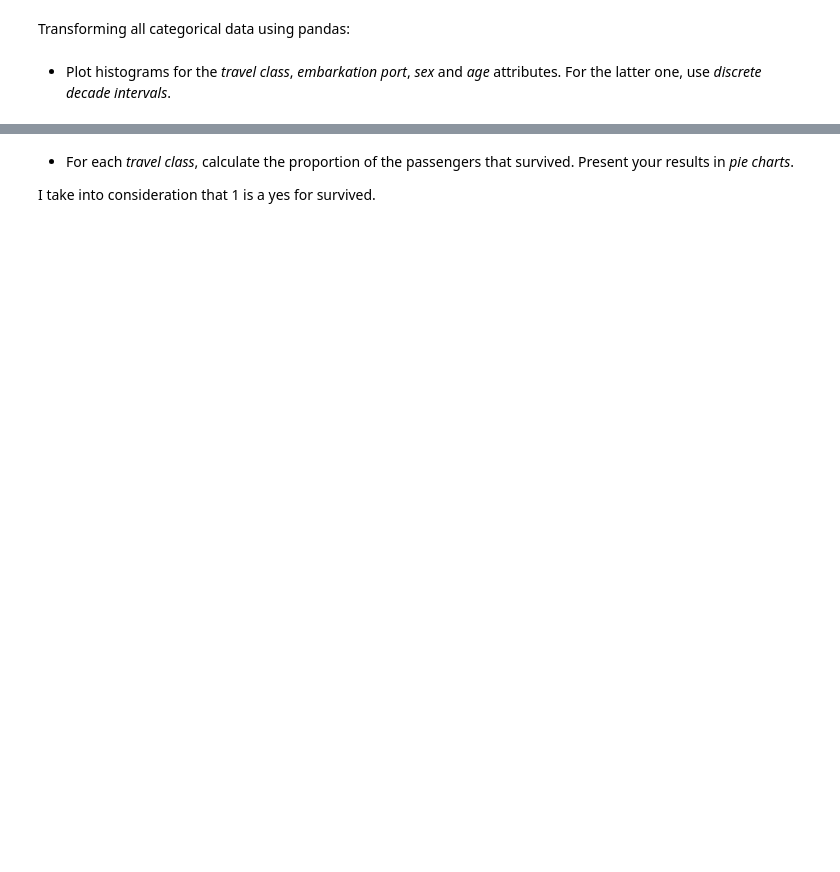
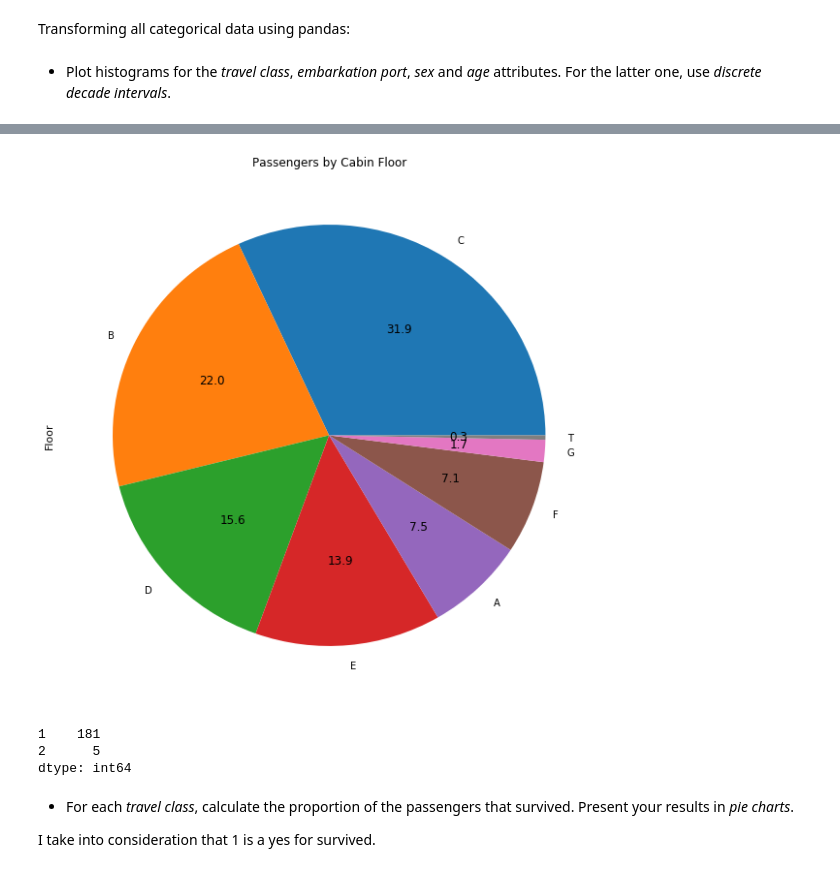
Before and after one commit to mtaziz/ada, a Jupyter notebook: HW1/Homework 1.ipynb, the cells around one changed output, grey strips where cells are left out. Drawn from its saved outputs; the diff is of its cells as text; code cells hidden in the pictures; blank space fills up the shorter version.

```diff
--- a/HW1/Homework 1.ipynb
+++ b/HW1/Homework 1.ipynb
@@ -307,12 +443,23 @@ I take in consideration that each floor is the first character (A to G + T) and
 # %%
 # Clean the NaN
 cabins = pd.DataFrame(titanicXls.cabin.dropna())
 # Determine the floor for each row
 cabins['Floor'] = cabins['cabin'].str[:1]
 #Plot the values.
 plt.title('Passengers by Cabin Floor')
-cabins['Floor'].value_counts().plot.pie(figsize=(5, 5))
+cabins['Floor'].value_counts().plot.pie(figsize=(10, 10), autopct='%.1f')
 plt.show()
+# %% [output]
+[figure, added]
+# %%
+##small preliminary verificaton...
+types_of_cabin = pd.DataFrame(titanicXls.cabin.value_counts()).index
+types = types_of_cabin.map(lambda x: ''.join([c for c in x if c.isalpha()]))
+types.map(lambda x: len(list(set(x)))).value_counts() # we can see that we only have 5 cabins were the deck is not equal...
+# %% [output]
+1    181
+2      5
+dtype: int64
 # %% [markdown]
 - For each *travel class*, calculate the proportion of the passengers that survived. Present your results in *pie charts*.
 
```
Also changed, not shown: parts of 25 cells of this notebook.
